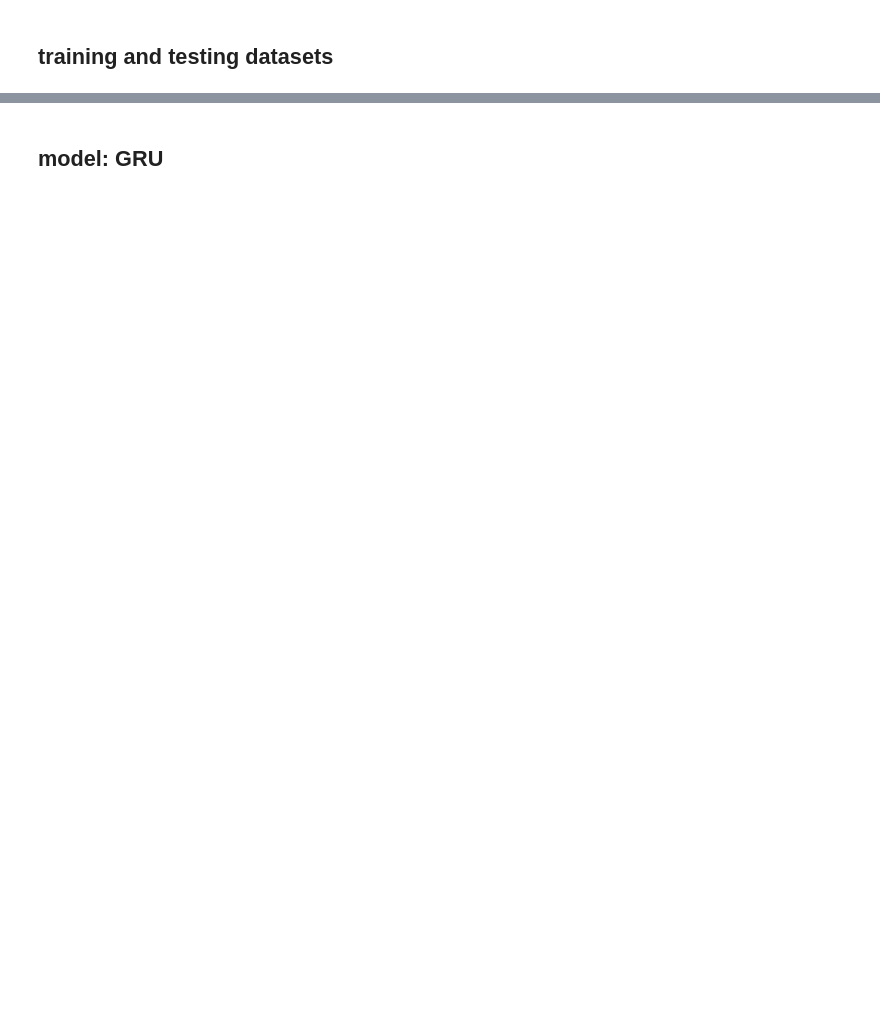
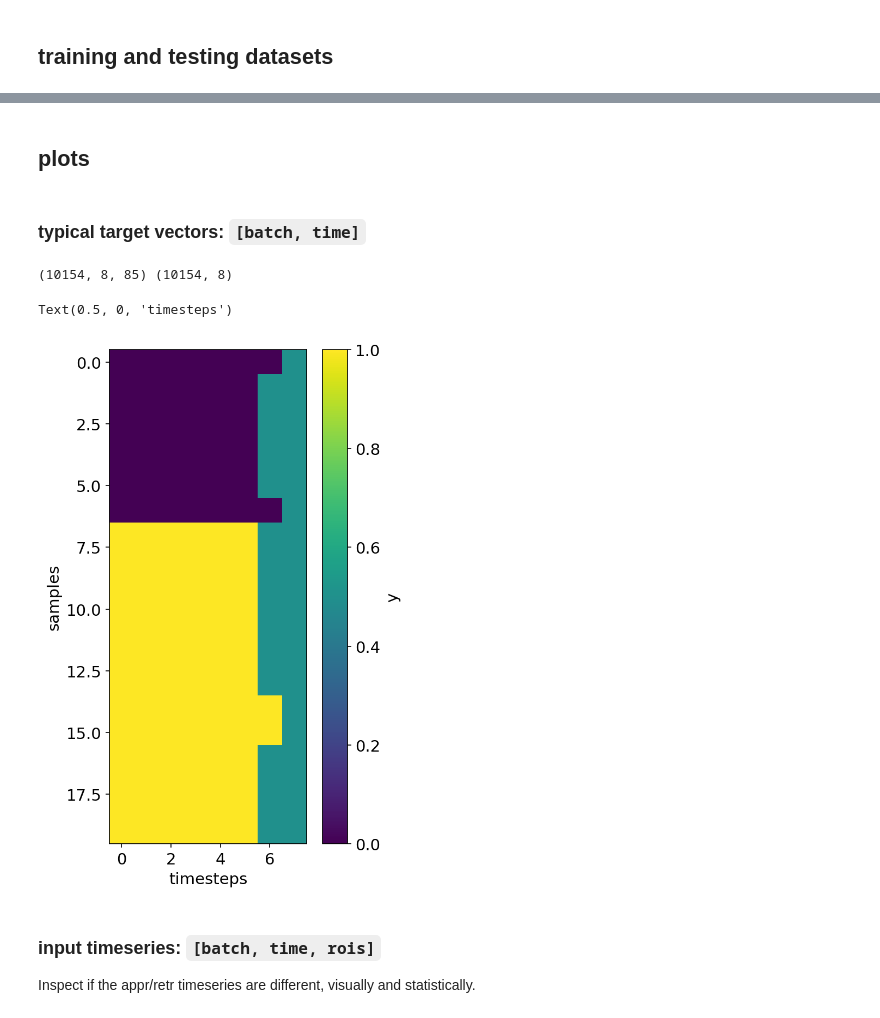
Before and after one commit to govinda-umd/explainable-ai, a Jupyter notebook: _sources/nb/may22/00-idea1_create_dataset.ipynb, the cells around one changed output, grey strips where cells are left out. Saved outputs shown, nothing was run; the diff lists cells and outputs as text; code cells hidden in the pictures; blank space fills up the shorter version.

```diff
--- a/_sources/nb/may22/00-idea1_create_dataset.ipynb
+++ b/_sources/nb/may22/00-idea1_create_dataset.ipynb
@@ -273,2 +219,0 @@ plt.imshow(y_train[20:40, :])
-# %% [markdown]
-## model: GRU
@@ -337,0 +220,26 @@ args.batch_size = 64
+# %% [markdown]
+## plots
+# %% [markdown]
+### typical target vectors: `[batch, time]`
+# %%
+print(X_train.shape, y_train.shape)
+
+cbar_kw={
+    'location':'right', 'shrink':1.0,
+    'label':f"", 'pad':0.05,
+    'anchor':(0.0,1.0)
+}
+
+fig, ax = plt.subplots(nrows=1, ncols=1, figsize=(5, 8), dpi=150)
+im = ax.imshow(y_train[20:40, :])
+cbar = ax.figure.colorbar(im, ax=ax, **cbar_kw)
+cbar.ax.set_ylabel(f"y")#, rotation=-90, va="bottom")
+ax.set_ylabel(f"samples")
+ax.set_xlabel(f"timesteps")
+# %% [output]
+(10154, 8, 85) (10154, 8)
+Text(0.5, 0, 'timesteps')
+[figure, added]
+# %% [markdown]
+### input timeseries: `[batch, time, rois]`
+Inspect if the appr/retr timeseries are different, visually and statistically.
```
Also changed, not shown: parts of 8 cells of this notebook, 4 other files.
